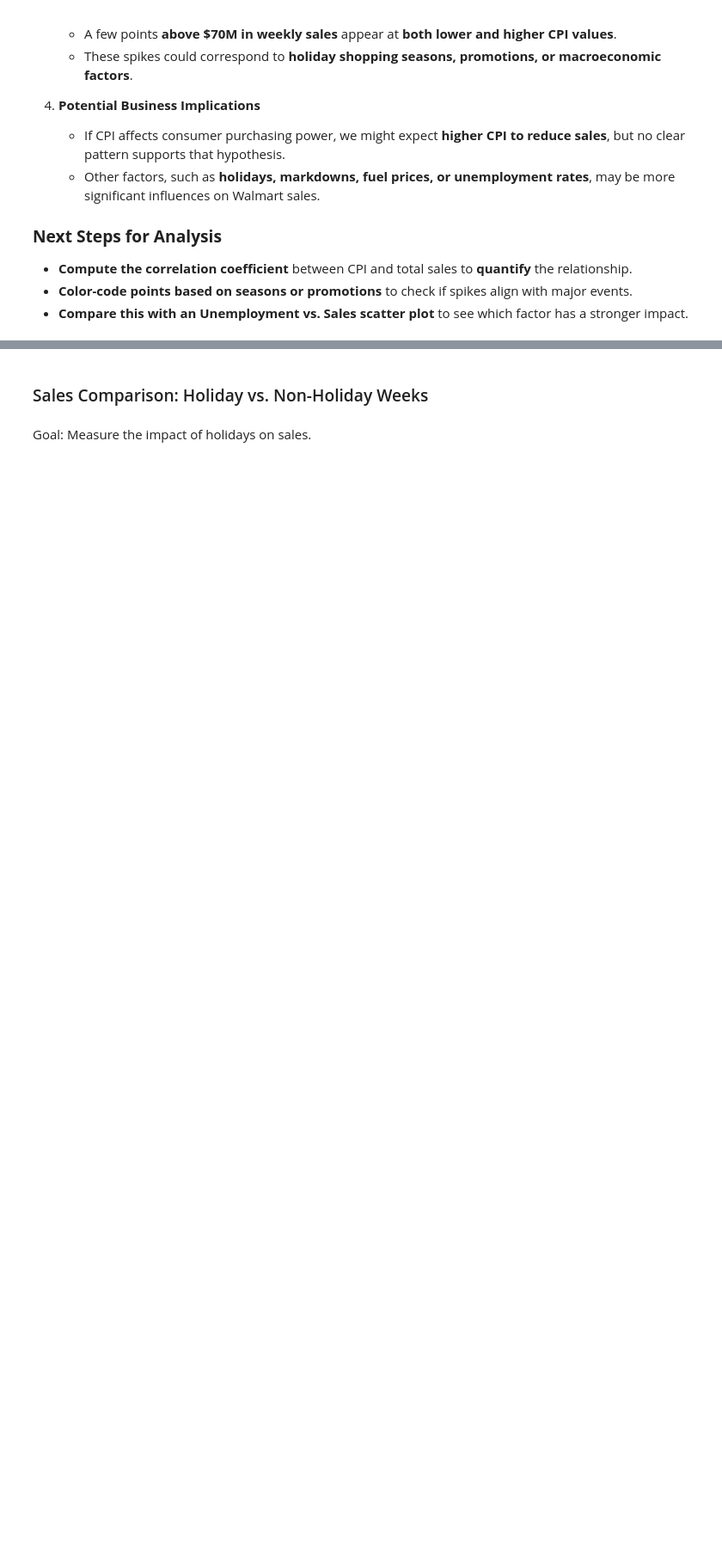
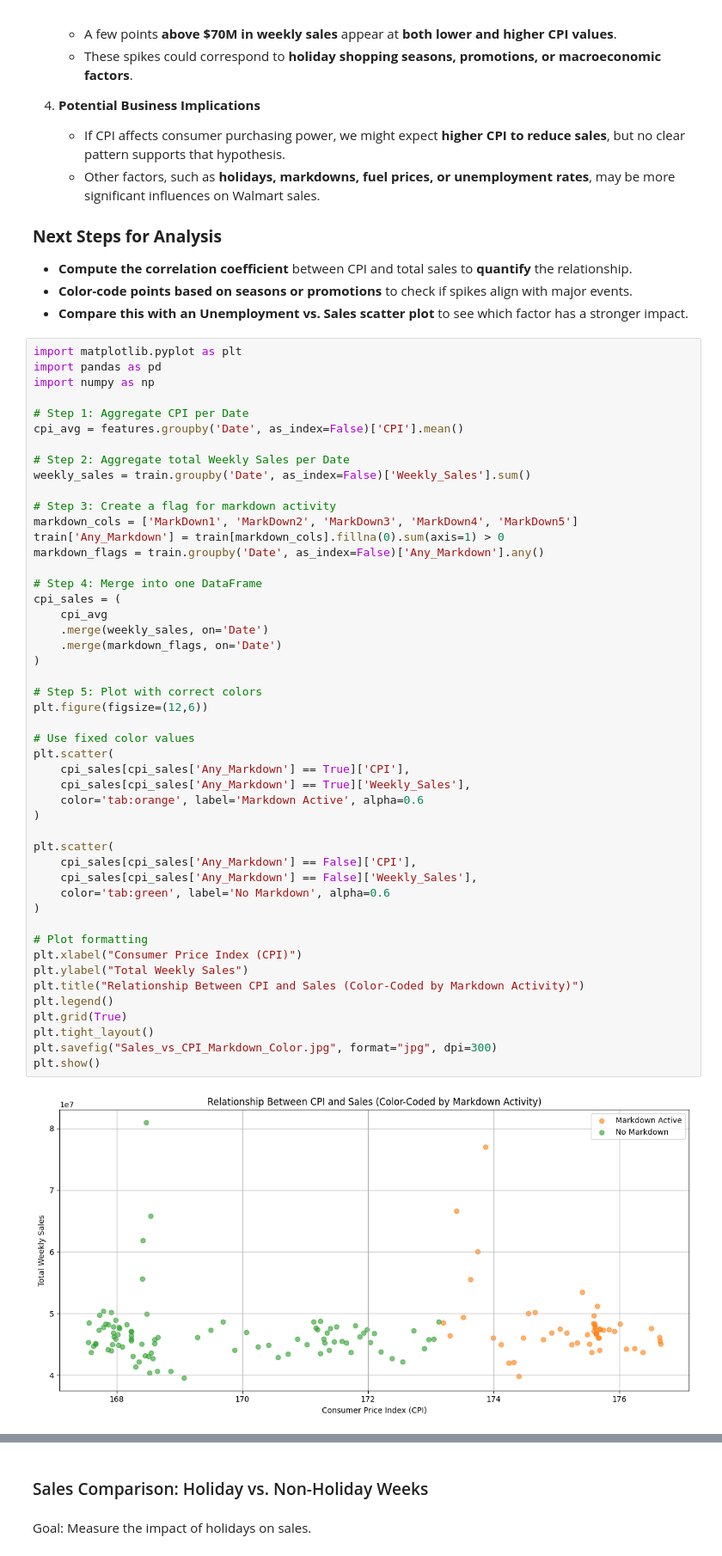
Before and after one commit to johnpospisil/walmart-sales, a Jupyter notebook: forecasting-walmart-sales.ipynb, the cells around one changed output, grey strips where cells are left out. Shown at 86% size. Drawn from its saved outputs; the diff is of its cells as text; blank space fills up the shorter version.

```diff
--- a/forecasting-walmart-sales.ipynb
+++ b/forecasting-walmart-sales.ipynb
@@ -743,6 +834,56 @@ Observations:
 - **Compute the correlation coefficient** between CPI and total sales to **quantify** the relationship.
 - **Color-code points based on seasons or promotions** to check if spikes align with major events.
 - **Compare this with an Unemployment vs. Sales scatter plot** to see which factor has a stronger impact.
+# %%
+import matplotlib.pyplot as plt
+import pandas as pd
+import numpy as np
+
+# Step 1: Aggregate CPI per Date
+cpi_avg = features.groupby('Date', as_index=False)['CPI'].mean()
+
+# Step 2: Aggregate total Weekly Sales per Date
+weekly_sales = train.groupby('Date', as_index=False)['Weekly_Sales'].sum()
+
+# Step 3: Create a flag for markdown activity
+markdown_cols = ['MarkDown1', 'MarkDown2', 'MarkDown3', 'MarkDown4', 'MarkDown5']
+train['Any_Markdown'] = train[markdown_cols].fillna(0).sum(axis=1) > 0
+markdown_flags = train.groupby('Date', as_index=False)['Any_Markdown'].any()
+
+# Step 4: Merge into one DataFrame
+cpi_sales = (
+    cpi_avg
+    .merge(weekly_sales, on='Date')
+    .merge(markdown_flags, on='Date')
+)
+
+# Step 5: Plot with correct colors
+plt.figure(figsize=(12,6))
+
+# Use fixed color values
+plt.scatter(
+    cpi_sales[cpi_sales['Any_Markdown'] == True]['CPI'],
+    cpi_sales[cpi_sales['Any_Markdown'] == True]['Weekly_Sales'],
+    color='tab:orange', label='Markdown Active', alpha=0.6
+)
+
+plt.scatter(
+    cpi_sales[cpi_sales['Any_Markdown'] == False]['CPI'],
+    cpi_sales[cpi_sales['Any_Markdown'] == False]['Weekly_Sales'],
+    color='tab:green', label='No Markdown', alpha=0.6
+)
+
+# Plot formatting
+plt.xlabel("Consumer Price Index (CPI)")
+plt.ylabel("Total Weekly Sales")
+plt.title("Relationship Between CPI and Sales (Color-Coded by Markdown Activity)")
+plt.legend()
+plt.grid(True)
+plt.tight_layout()
+plt.savefig("Sales_vs_CPI_Markdown_Color.jpg", format="jpg", dpi=300)
+plt.show()
+# %% [output]
+[figure, added]
 # %%
 
 # Aggregate Unemployment to match sales data (average Unemployment per Date)
```
Also changed, not shown: parts of 10 cells of this notebook.
